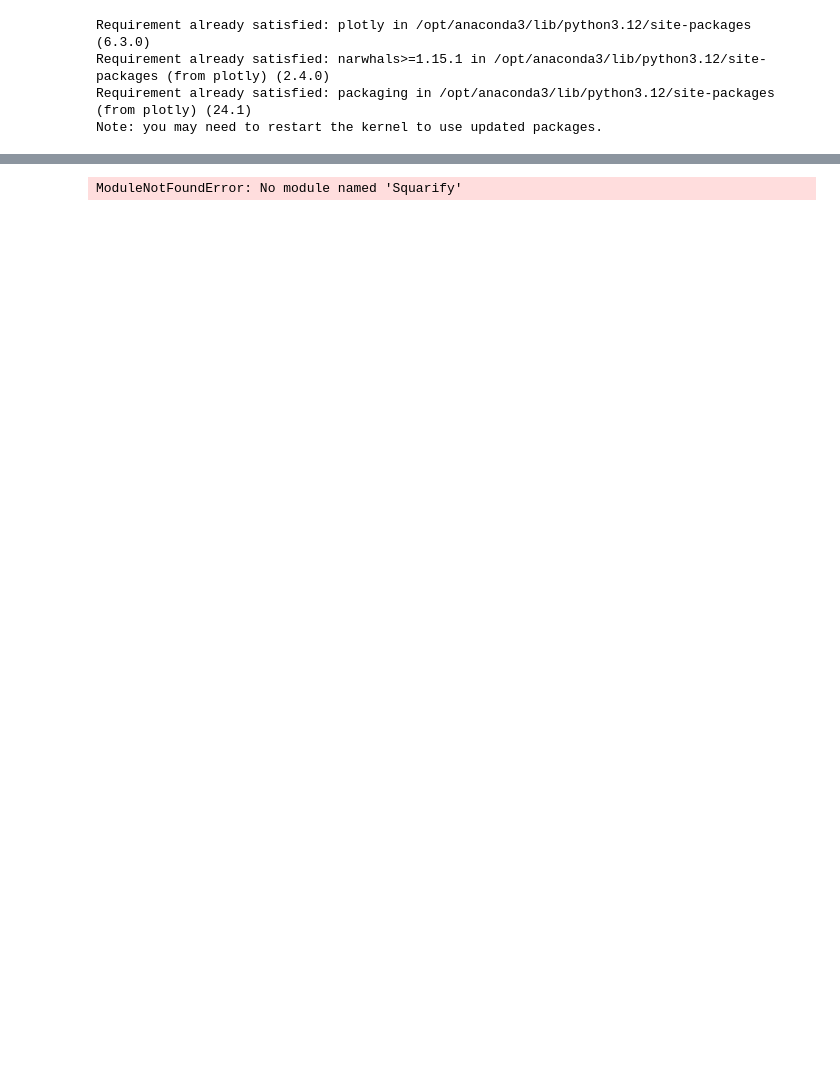
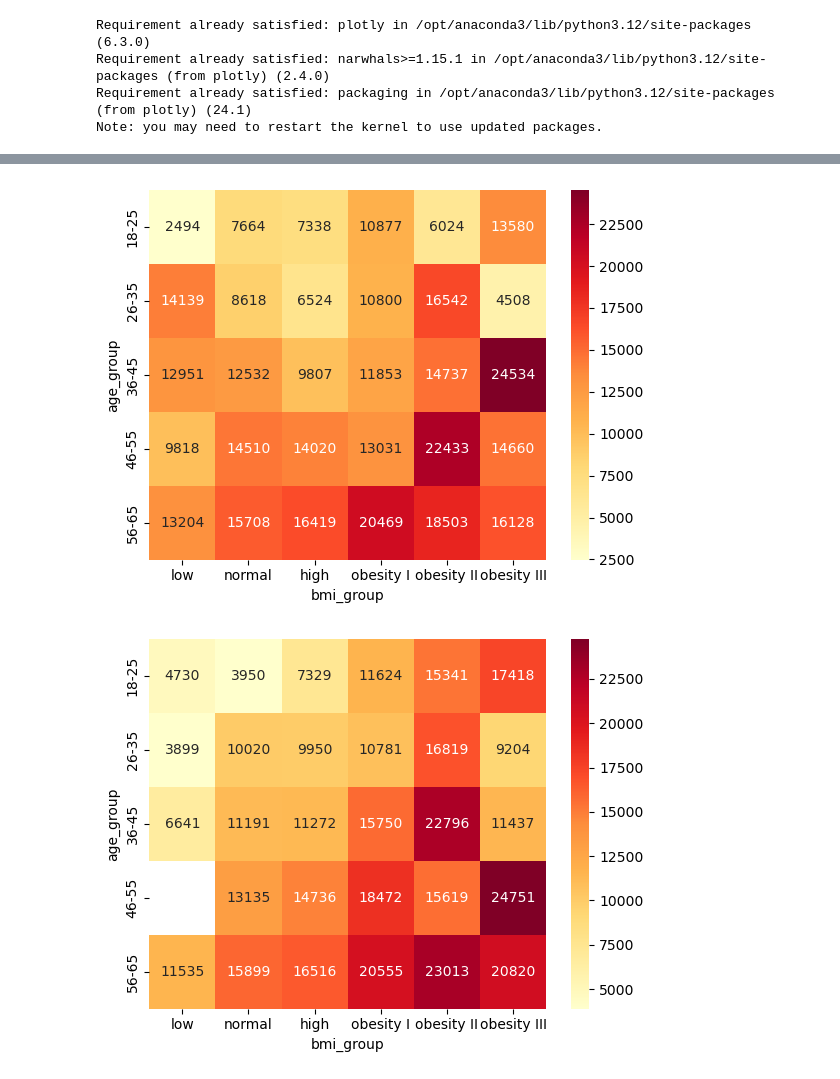
Before and after one commit to AnnaNeff/DI-Bootcamp, a Jupyter notebook: week4/day5/Hackatone_v.1.ipynb, the cells around one changed output, grey strips where cells are left out. Saved outputs shown, nothing was run; the diff lists cells and outputs as text; code cells hidden in the pictures; blank space fills up the shorter version.

```diff
--- a/week4/day5/Hackatone_v.1.ipynb
+++ b/week4/day5/Hackatone_v.1.ipynb
@@ -136,6 +215,46 @@ Successfully installed squarify-0.4.4
 Note: you may need to restart the kernel to use updated packages.
 # %%
-import matplotlib.pyplot as plt
-import Squarify
+import squarify
+from matplotlib.cm import get_cmap
+from matplotlib.colors import Normalize
+from matplotlib.cm import ScalarMappable
+
+bmi_order = ['low', 'normal', 'high', 'obesity I', 'obesity II', 'obesity III']
+df['bmi_group'] = pd.Categorical(df['bmi_group'], categories=bmi_order, ordered=True)
+
+# (опционально) порядок возрастных групп
+age_order = ['18-25', '26-35', '36-45', '46-55', '56-65']
+df['age_group'] = pd.Categorical(df['age_group'], categories=age_order, ordered=True)
+
+# 2) Перестраиваем сводную таблицу
+pvt = df[df['sex'] == 'Female'].pivot_table(index='age_group', columns='bmi_group', values='charges', aggfunc='mean')
+
+# на случай, если каких-то колонок нет в данных:
+pvt = pvt.reindex(index=age_order, columns=[c for c in bmi_order if c in pvt.columns])
+
+# 3) Рисуем heatmap
+sns.heatmap(pvt, annot=True, fmt='.0f', cmap='YlOrRd')
+plt.xlabel('bmi_group'); plt.ylabel('age_group')
+plt.show()
+
+
+bmi_order = ['low', 'normal', 'high', 'obesity I', 'obesity II', 'obesity III']
+df['bmi_group'] = pd.Categorical(df['bmi_group'], categories=bmi_order, ordered=True)
+
+# (опционально) порядок возрастных групп
+age_order = ['18-25', '26-35', '36-45', '46-55', '56-65']
+df['age_group'] = pd.Categorical(df['age_group'], categories=age_order, ordered=True)
+
+# 2) Перестраиваем сводную таблицу
+pvt = df[df['sex'] == 'Male'].pivot_table(index='age_group', columns='bmi_group', values='charges', aggfunc='mean')
+
+# на случай, если каких-то колонок нет в данных:
+pvt = pvt.reindex(index=age_order, columns=[c for c in bmi_order if c in pvt.columns])
+
+# 3) Рисуем heatmap
+sns.heatmap(pvt, annot=True, fmt='.0f', cmap='YlOrRd')
+plt.xlabel('bmi_group'); plt.ylabel('age_group')
+plt.show()
 # %% [output]
-ModuleNotFoundError: No module named 'Squarify'
+[figure, added]
+[figure, added]
```
Also changed, not shown: parts of 11 cells of this notebook, 47 other files.
